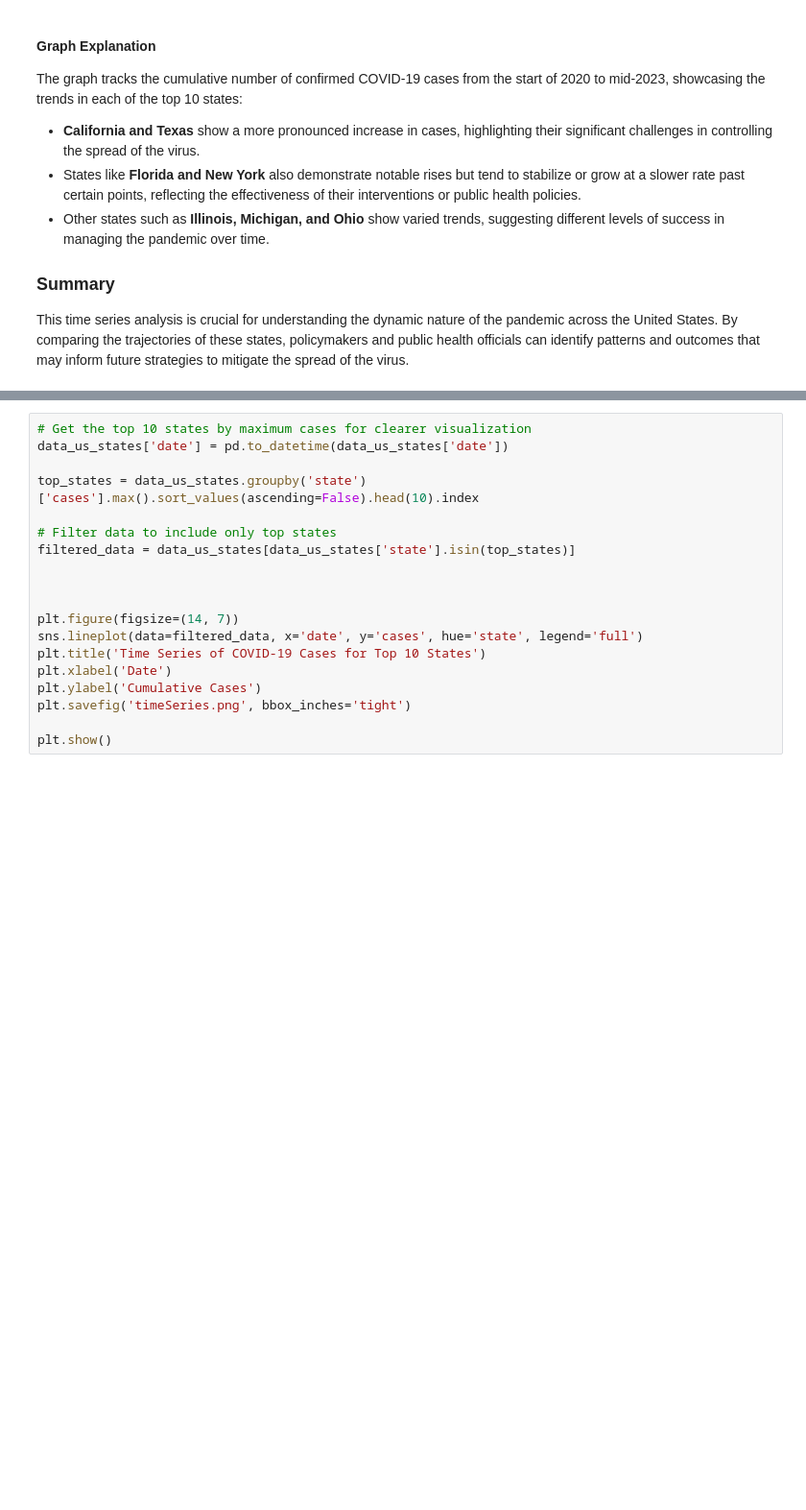
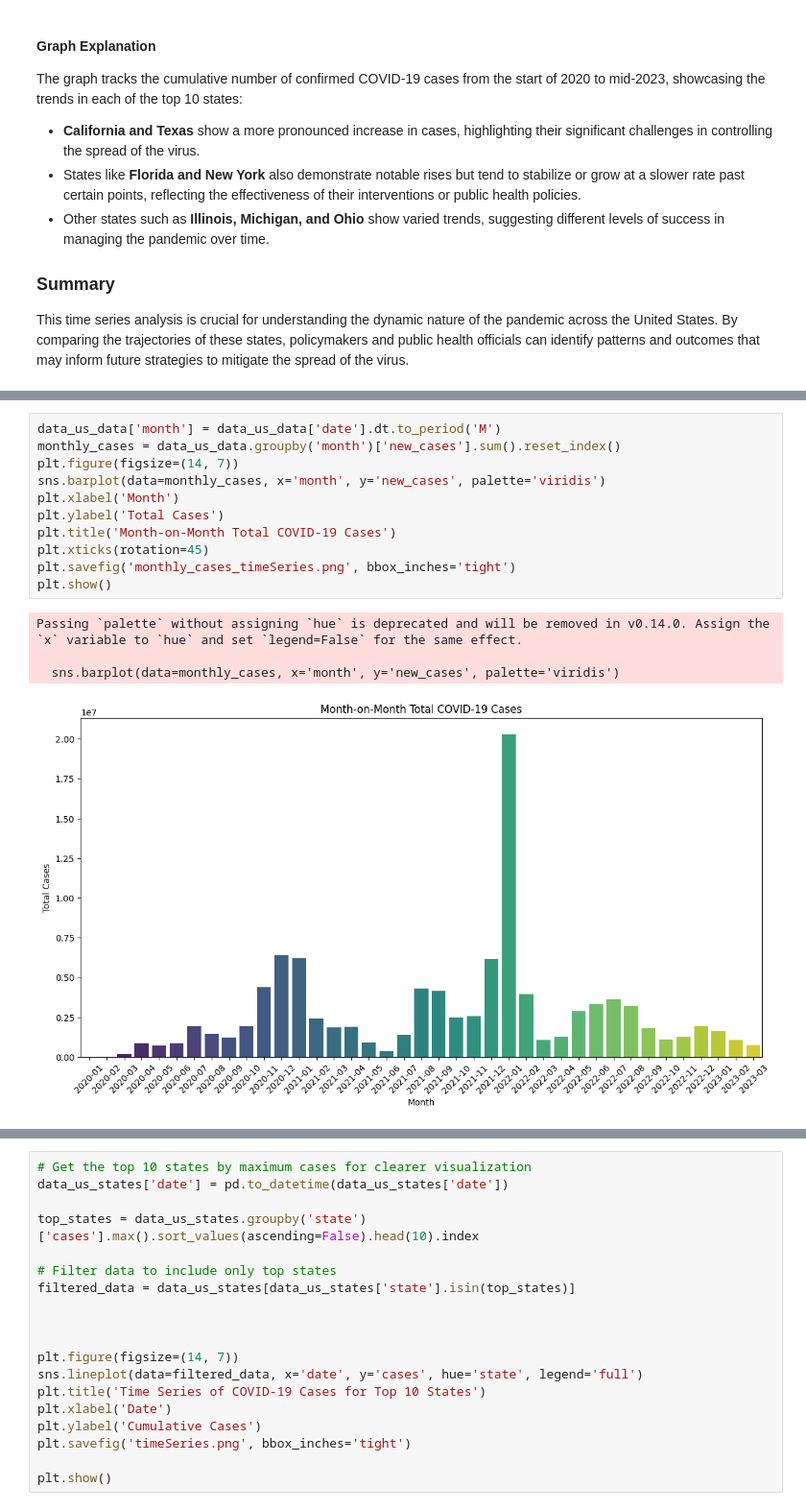
Before and after one commit to harshjoshi23/made-template-og52yvov, a Jupyter notebook: project/ analysis-report.ipynb, the cells around one changed output, grey strips where cells are left out. Shown at 96% size. Saved outputs shown, nothing was run; the diff lists cells and outputs as text; blank space fills up the shorter version.

```diff
--- a/project/ analysis-report.ipynb
+++ b/project/ analysis-report.ipynb
@@ -215,0 +242,16 @@ This time series analysis is crucial for understanding the dynamic nature of the
+# %%
+data_us_data['month'] = data_us_data['date'].dt.to_period('M')
+monthly_cases = data_us_data.groupby('month')['new_cases'].sum().reset_index()
+plt.figure(figsize=(14, 7))
+sns.barplot(data=monthly_cases, x='month', y='new_cases', palette='viridis')
+plt.xlabel('Month')
+plt.ylabel('Total Cases')
+plt.title('Month-on-Month Total COVID-19 Cases')
+plt.xticks(rotation=45)
+plt.savefig('monthly_cases_timeSeries.png', bbox_inches='tight')
+plt.show()
+# %% [output]
+Passing `palette` without assigning `hue` is deprecated and will be removed in v0.14.0. Assign the `x` variable to `hue` and set `legend=False` for the same effect.
+
+  sns.barplot(data=monthly_cases, x='month', y='new_cases', palette='viridis')
+[figure, added]
```
Also changed, not shown: parts of 3 cells of this notebook, 1 other file.
